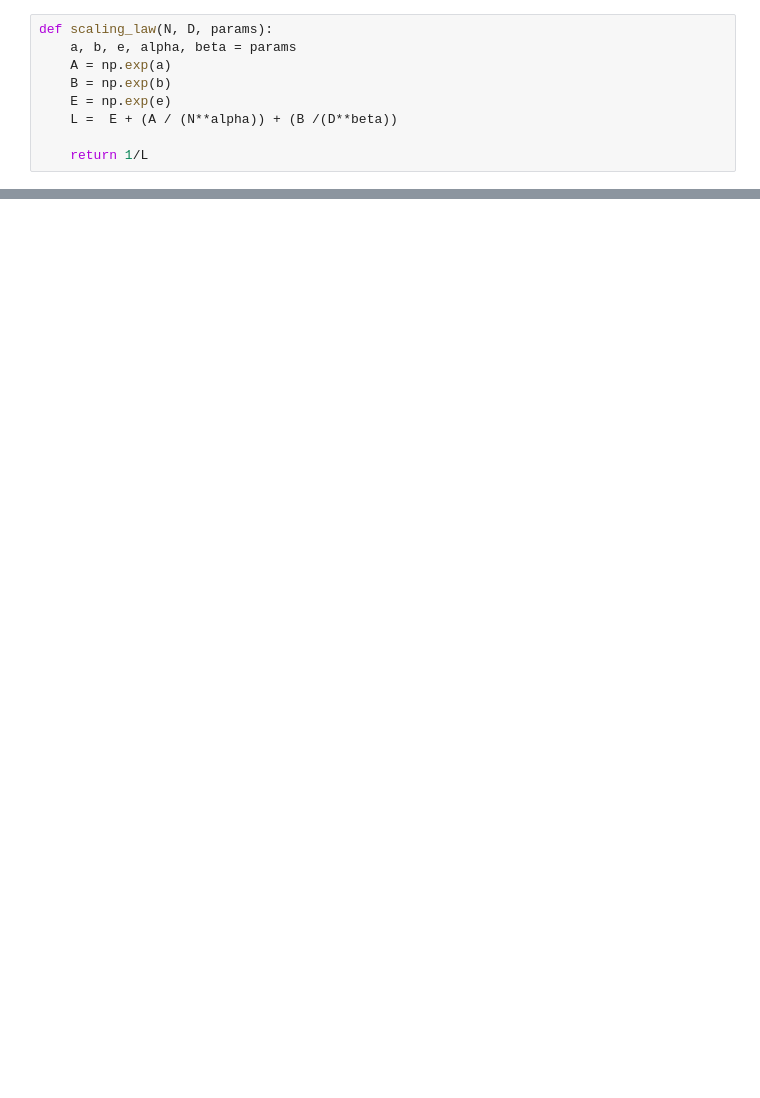
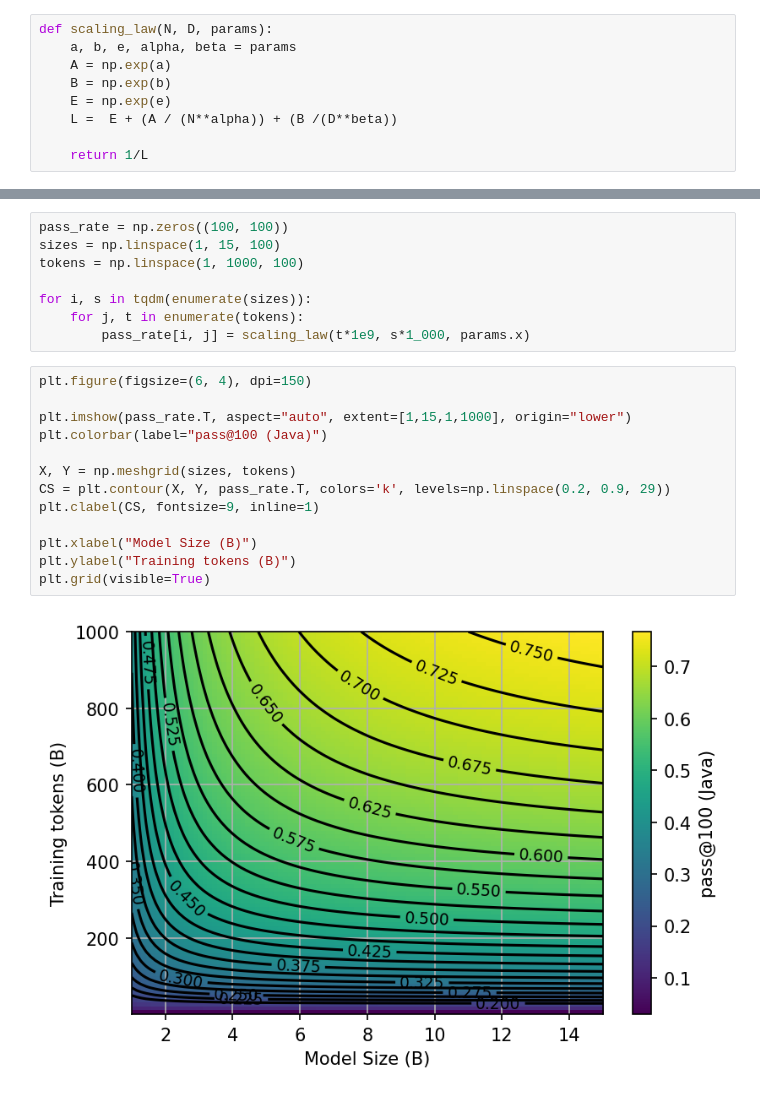
Before and after one commit to bigcode-project/bigcode-analysis, a Jupyter notebook: data_analysis/notebooks/ScalingLaws.ipynb, the cells around one changed output, grey strips where cells are left out. Saved outputs shown, nothing was run; the diff lists cells and outputs as text; blank space fills up the shorter version.

```diff
--- a/data_analysis/notebooks/ScalingLaws.ipynb
+++ b/data_analysis/notebooks/ScalingLaws.ipynb
@@ -182,0 +311,23 @@ plt.plot(x, [scaling_law(i, 10_000, params.x) for i in x])
+# %%
+pass_rate = np.zeros((100, 100))
+sizes = np.linspace(1, 15, 100)
+tokens = np.linspace(1, 1000, 100)
+
+for i, s in tqdm(enumerate(sizes)):
+    for j, t in enumerate(tokens):
+        pass_rate[i, j] = scaling_law(t*1e9, s*1_000, params.x)
+# %%
+plt.figure(figsize=(6, 4), dpi=150)
+
+plt.imshow(pass_rate.T, aspect="auto", extent=[1,15,1,1000], origin="lower")
+plt.colorbar(label="pass@100 (Java)")
+
+X, Y = np.meshgrid(sizes, tokens)
+CS = plt.contour(X, Y, pass_rate.T, colors='k', levels=np.linspace(0.2, 0.9, 29))
+plt.clabel(CS, fontsize=9, inline=1)
+
+plt.xlabel("Model Size (B)")
+plt.ylabel("Training tokens (B)")
+plt.grid(visible=True)
+# %% [output]
+[figure, added]
```
Also changed, not shown: parts of 29 cells of this notebook.
